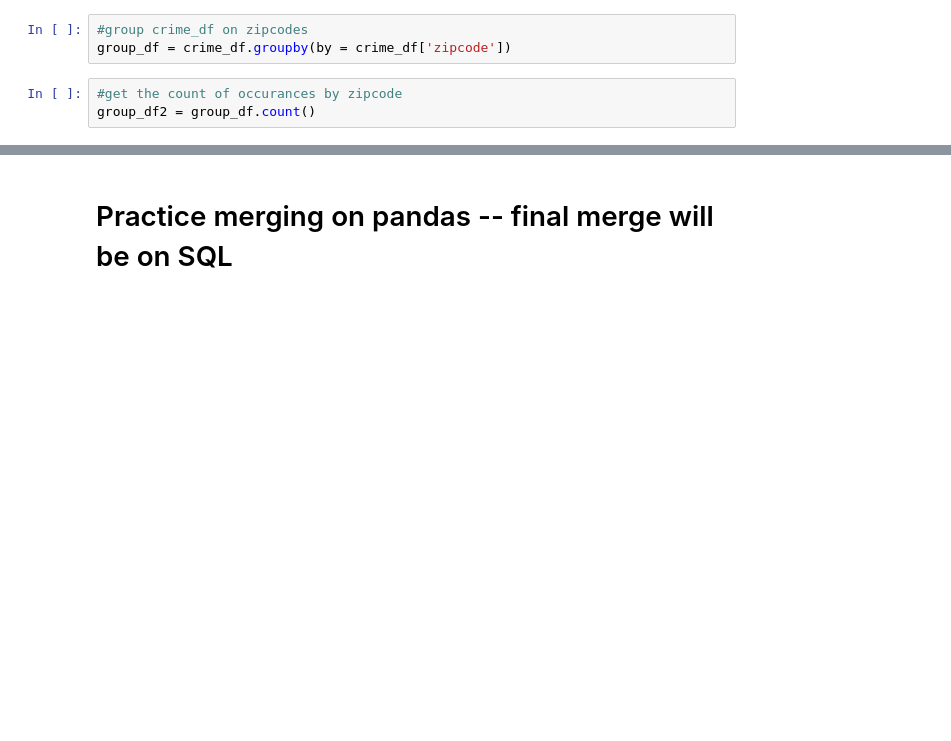
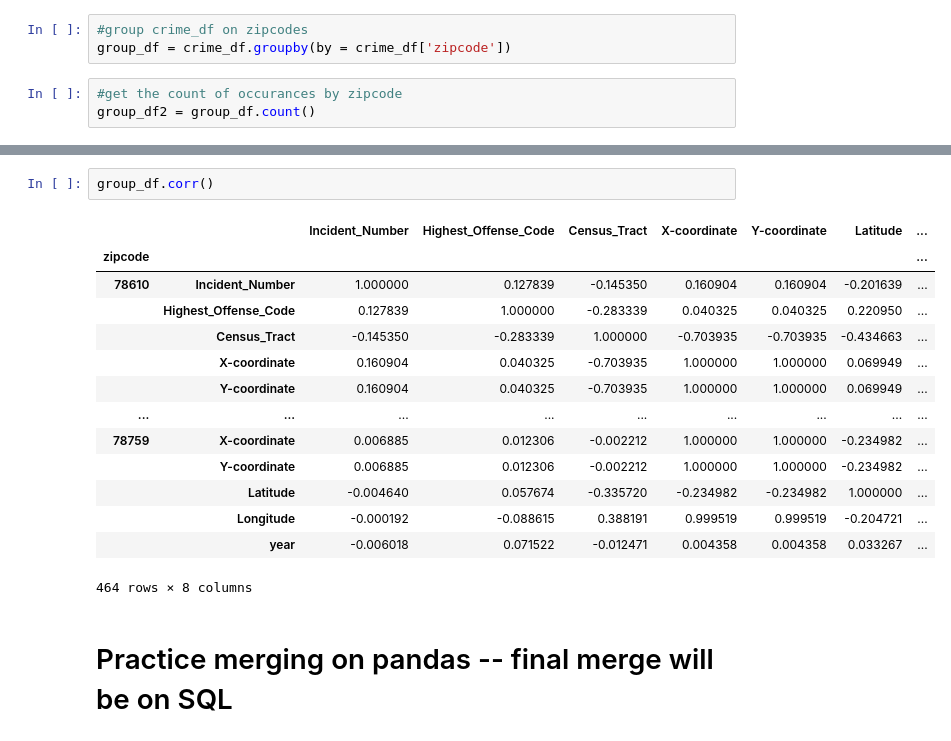
Before and after one commit to kellykindla/FinalProject, a Jupyter notebook: MachineLearningModel.ipynb, the cells around one changed output, grey strips where cells are left out. Cells and saved outputs as stored; diff of their text form; blank space fills up the shorter version.

```diff
--- a/MachineLearningModel.ipynb
+++ b/MachineLearningModel.ipynb
@@ -174,3 +192,20 @@ group_df2
+# %%
+group_df.corr()
+# %% [output]
+|  |  | Incident_Number | Highest_Offense_Code | Census_Tract | X-coordinate | Y-coordinate | Latitude | ... |
+| zipcode |  |  |  |  |  |  |  | ... |
+| 78610 | Incident_Number | 1.000000 | 0.127839 | -0.145350 | 0.160904 | 0.160904 | -0.201639 | ... |
+|  | Highest_Offense_Code | 0.127839 | 1.000000 | -0.283339 | 0.040325 | 0.040325 | 0.220950 | ... |
+|  | Census_Tract | -0.145350 | -0.283339 | 1.000000 | -0.703935 | -0.703935 | -0.434663 | ... |
+|  | X-coordinate | 0.160904 | 0.040325 | -0.703935 | 1.000000 | 1.000000 | 0.069949 | ... |
+|  | Y-coordinate | 0.160904 | 0.040325 | -0.703935 | 1.000000 | 1.000000 | 0.069949 | ... |
+| ... | ... | ... | ... | ... | ... | ... | ... | ... |
+| 78759 | X-coordinate | 0.006885 | 0.012306 | -0.002212 | 1.000000 | 1.000000 | -0.234982 | ... |
+|  | Y-coordinate | 0.006885 | 0.012306 | -0.002212 | 1.000000 | 1.000000 | -0.234982 | ... |
+|  | Latitude | -0.004640 | 0.057674 | -0.335720 | -0.234982 | -0.234982 | 1.000000 | ... |
+|  | Longitude | -0.000192 | -0.088615 | 0.388191 | 0.999519 | 0.999519 | -0.204721 | ... |
+|  | year | -0.006018 | 0.071522 | -0.012471 | 0.004358 | 0.004358 | 0.033267 | ... |
+464 rows × 8 columns
 # %% [markdown]
 # Practice merging on pandas -- final merge will be on SQL
 # %%
```
Also changed, not shown: parts of 7 cells of this notebook, 3 other files.
